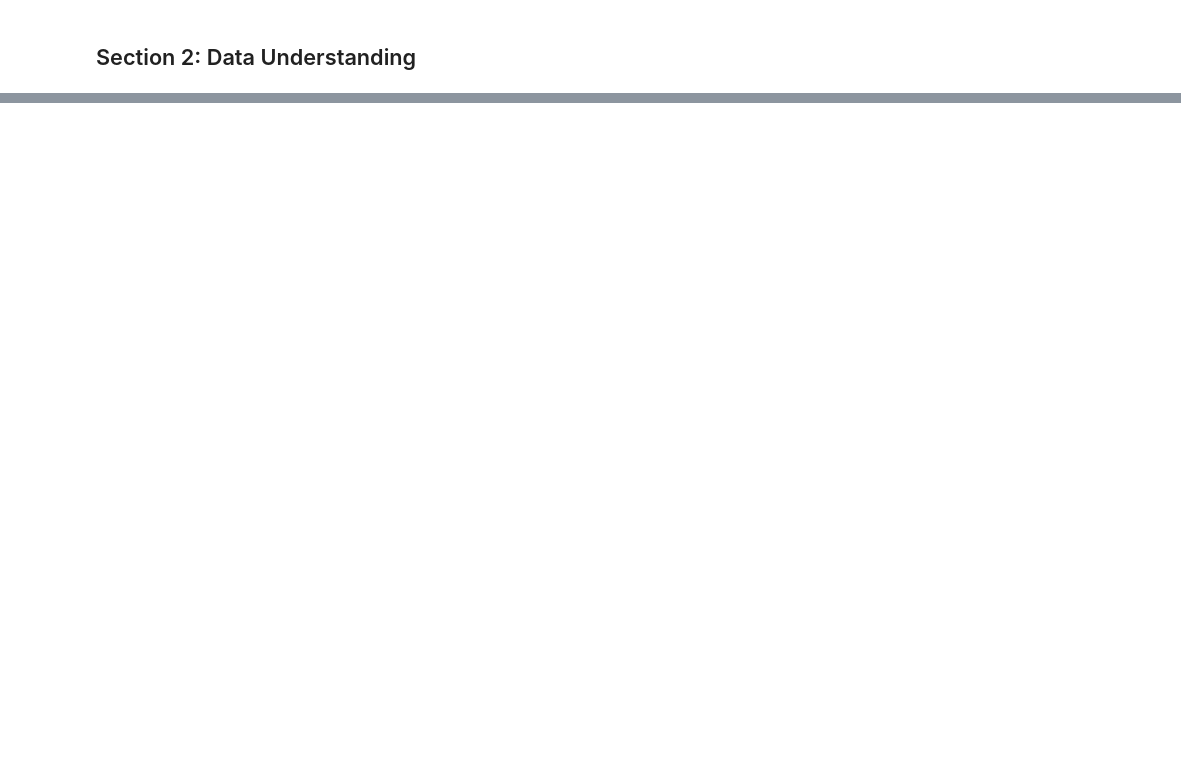
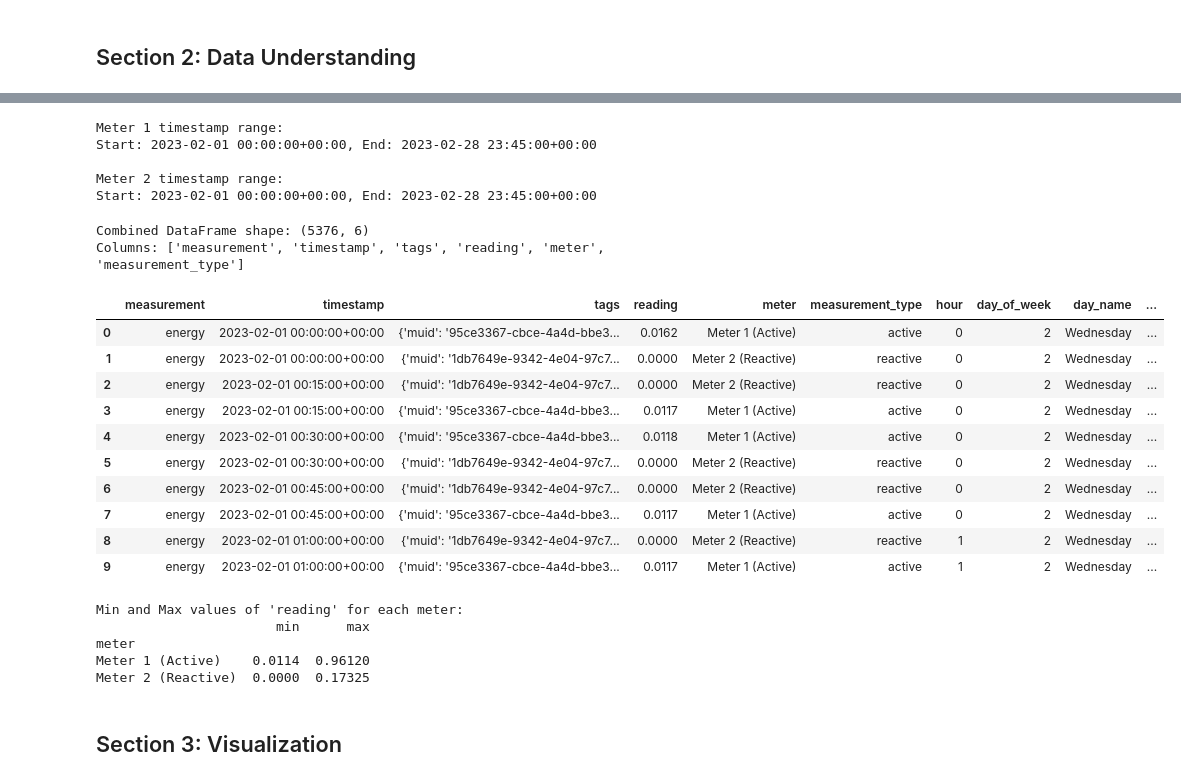
Before and after one commit to Sipty/exnaton, a Jupyter notebook: data_exploration.ipynb, the cells around one changed output, grey strips where cells are left out. Cells and saved outputs as stored; diff of their text form; code cells hidden in the pictures; blank space fills up the shorter version.

Commit message:
Task 1: Data exploration - Done

```diff
--- a/data_exploration.ipynb
+++ b/data_exploration.ipynb
@@ -30,0 +51,8 @@ print("Fetching data from API...")
+# %%
+# Fetch data from both endpoints
+meter_1 = requests.get(METER_1_URL)
+meter_2 = requests.get(METER_2_URL)
+
+import json
+print(json.dumps(meter_1.json()["data"][0], indent=2))
+print(json.dumps(meter_2.json()["data"][0], indent=2))
@@ -362,0 +193,63 @@ summary
+# %%
+# Convert timestamp to datetime
+df_1['timestamp'] = pd.to_datetime(df_1['timestamp'])
+df_2['timestamp'] = pd.to_datetime(df_2['timestamp'])
+
+# Print timestamp range for both meters
+print("\nMeter 1 timestamp range:")
+print(f"Start: {df_1['timestamp'].min()}, End: {df_1['timestamp'].max()}")
+print("\nMeter 2 timestamp range:")
+print(f"Start: {df_2['timestamp'].min()}, End: {df_2['timestamp'].max()}")
+# %% [output]
+Meter 1 timestamp range:
+Start: 2023-02-01 00:00:00+00:00, End: 2023-02-28 23:45:00+00:00
+
+Meter 2 timestamp range:
+Start: 2023-02-01 00:00:00+00:00, End: 2023-02-28 23:45:00+00:00
+# %%
+# Combine both meter readings into a single DataFrame for easier analysis
+df_combined = pd.concat([df_1, df_2], ignore_index=True)
+df_combined = df_combined.sort_values('timestamp').reset_index(drop=True)
+
+print(f"Combined DataFrame shape: {df_combined.shape}")
+print(f"Columns: {df_combined.columns.tolist()}")
+df_combined.head()
+
+# Add time components for grouping
+df_combined['hour'] = df_combined['timestamp'].dt.hour
+df_combined['day_of_week'] = df_combined['timestamp'].dt.dayofweek  # 0=Monday, 6=Sunday
+df_combined['day_name'] = df_combined['timestamp'].dt.day_name()
+df_combined['date'] = df_combined['timestamp'].dt.date
+df_combined['week'] = df_combined['timestamp'].dt.isocalendar().week
+df_combined['week_of_month'] = ((df_combined['timestamp'].dt.day - 1) // 7) + 1  # Week 1-4 within month
+df_combined['is_weekend'] = df_combined['day_of_week'].isin([5, 6])
+# %% [output]
+Combined DataFrame shape: (5376, 6)
+Columns: ['measurement', 'timestamp', 'tags', 'reading', 'meter', 'measurement_type']
+# %%
+# Show the first 3 rows of the combined DataFrame
+df_combined.head(10)
+# %% [output]
+|  | measurement | timestamp | tags | reading | meter | measurement_type | hour | day_of_week | day_name | ... |
+| 0 | energy | 2023-02-01 00:00:00+00:00 | {'muid': '95ce3367-cbce-4a4d-bbe3... | 0.0162 | Meter 1 (Active) | active | 0 | 2 | Wednesday | ... |
+| 1 | energy | 2023-02-01 00:00:00+00:00 | {'muid': '1db7649e-9342-4e04-97c7... | 0.0000 | Meter 2 (Reactive) | reactive | 0 | 2 | Wednesday | ... |
+| 2 | energy | 2023-02-01 00:15:00+00:00 | {'muid': '1db7649e-9342-4e04-97c7... | 0.0000 | Meter 2 (Reactive) | reactive | 0 | 2 | Wednesday | ... |
+| 3 | energy | 2023-02-01 00:15:00+00:00 | {'muid': '95ce3367-cbce-4a4d-bbe3... | 0.0117 | Meter 1 (Active) | active | 0 | 2 | Wednesday | ... |
+| 4 | energy | 2023-02-01 00:30:00+00:00 | {'muid': '95ce3367-cbce-4a4d-bbe3... | 0.0118 | Meter 1 (Active) | active | 0 | 2 | Wednesday | ... |
+| 5 | energy | 2023-02-01 00:30:00+00:00 | {'muid': '1db7649e-9342-4e04-97c7... | 0.0000 | Meter 2 (Reactive) | reactive | 0 | 2 | Wednesday | ... |
+| 6 | energy | 2023-02-01 00:45:00+00:00 | {'muid': '1db7649e-9342-4e04-97c7... | 0.0000 | Meter 2 (Reactive) | reactive | 0 | 2 | Wednesday | ... |
+| 7 | energy | 2023-02-01 00:45:00+00:00 | {'muid': '95ce3367-cbce-4a4d-bbe3... | 0.0117 | Meter 1 (Active) | active | 0 | 2 | Wednesday | ... |
+| 8 | energy | 2023-02-01 01:00:00+00:00 | {'muid': '1db7649e-9342-4e04-97c7... | 0.0000 | Meter 2 (Reactive) | reactive | 1 | 2 | Wednesday | ... |
+| 9 | energy | 2023-02-01 01:00:00+00:00 | {'muid': '95ce3367-cbce-4a4d-bbe3... | 0.0117 | Meter 1 (Active) | active | 1 | 2 | Wednesday | ... |
+# %%
+print("Min and Max values of 'reading' for each meter:")
+min_max_reading = df_combined.groupby('meter')['reading'].agg(['min', 'max'])
+print(min_max_reading)
+# %% [output]
+Min and Max values of 'reading' for each meter:
+                       min      max
+meter
+Meter 1 (Active)    0.0114  0.96120
+Meter 2 (Reactive)  0.0000  0.17325
+# %% [markdown]
+## Section 3: Visualization
```
Also changed, not shown: parts of 38 cells of this notebook.
